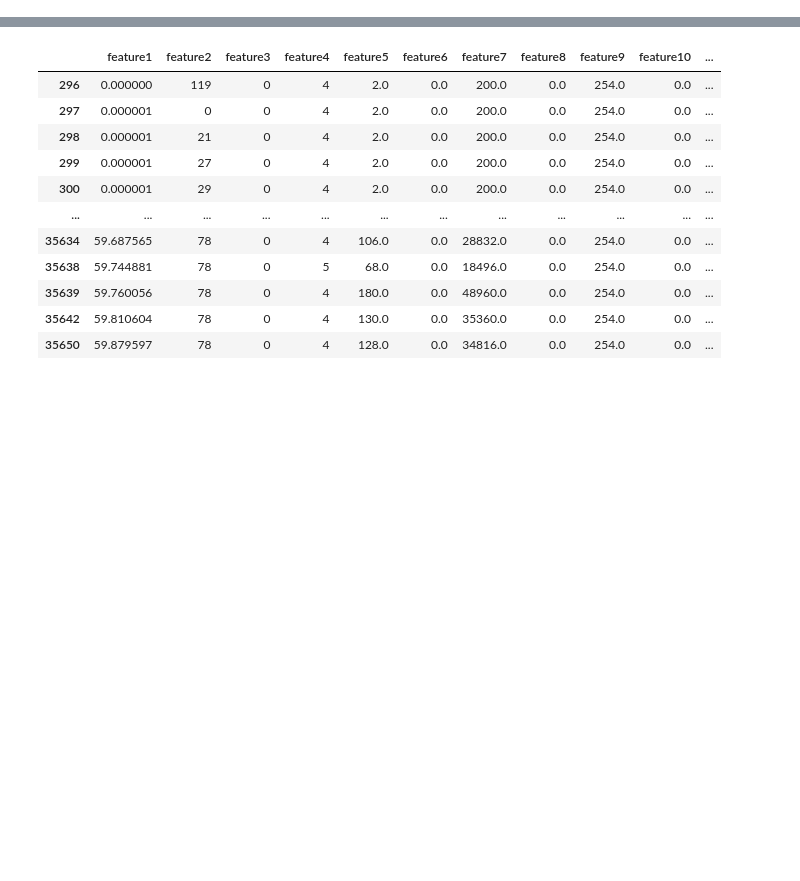
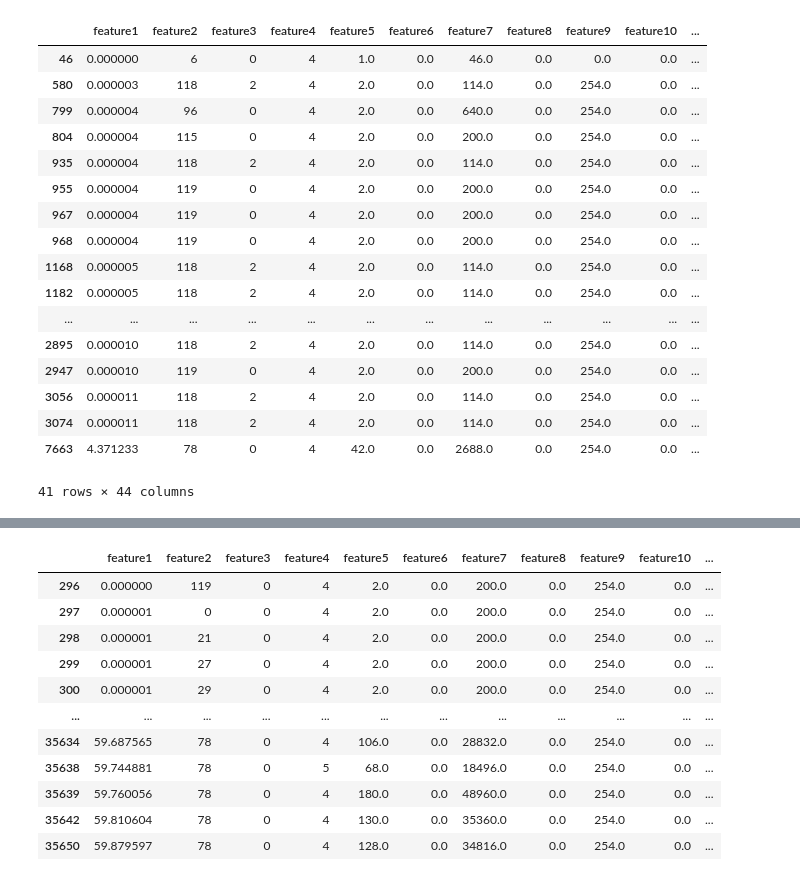
Before and after one commit to DASC-CompetitiveDS/MLOpsVN, a Jupyter notebook: src/notebooks/drift_survey.ipynb, the cells around one changed output, grey strips where cells are left out. Cells and saved outputs as stored; diff of their text form; code cells hidden in the pictures; blank space fills up the shorter version.

```diff
--- a/src/notebooks/drift_survey.ipynb
+++ b/src/notebooks/drift_survey.ipynb
@@ -19,3 +38,6 @@ y_data = '../../data/train_data/phase-2/prob-2/train_y.parquet'
 # %%
 train_x = pd.read_parquet(train_data)
-train_x["label"] = pd.read_parquet(y_data)["label"]
+valid_x = pd.read_parquet(valid_data)
+feature_columns = train_x.columns.tolist()
+train_x["label"] = pd.read_parquet(y_train_data)["label"]
+valid_x["label"] = pd.read_parquet(y_valid_data)["label"]
@@ -22,7 +56,16 @@ train_x["label"] = pd.read_parquet(y_data)["label"]
 # %%
 captured_x = pd.DataFrame()
+count_ = 0
 for file_path in os.listdir(link_data_test):
-    if 'parquet' not in file_path:
+    if 'parquet' not in file_path or "123.parquet" in file_path:
         continue
     captured_data = pd.read_parquet(f'{link_data_test}{file_path}')
+    count_dup = captured_data[feature_columns].groupby(feature_columns).agg(count_unique = ('feature1', 'count'))
+    count_dup = count_dup[count_dup['count_unique'] > 1].shape[0]
+    captured_data['parquet_idx'] = count_
+    if count_dup > 200:
+        captured_data['drift'] = 1
+    else:
+        captured_data['drift'] = 0
     captured_x = pd.concat([captured_x, captured_data])
+    count_ += 1
@@ -28,0 +94,23 @@ for file_path in os.listdir(link_data_test):
+# %%
+test_drift = captured_x.groupby(feature_columns).agg(count_record = ('feature1', 'count'), parquet_unique = ('parquet_idx', 'nunique'), drift_unique = ('drift', 'nunique')).reset_index()
+# %%
+test_drift[test_drift["drift_unique"] == 2]
+# %% [output]
+|  | feature1 | feature2 | feature3 | feature4 | feature5 | feature6 | feature7 | feature8 | feature9 | feature10 | ... |
+| 46 | 0.000000 | 6 | 0 | 4 | 1.0 | 0.0 | 46.0 | 0.0 | 0.0 | 0.0 | ... |
+| 580 | 0.000003 | 118 | 2 | 4 | 2.0 | 0.0 | 114.0 | 0.0 | 254.0 | 0.0 | ... |
+| 799 | 0.000004 | 96 | 0 | 4 | 2.0 | 0.0 | 640.0 | 0.0 | 254.0 | 0.0 | ... |
+| 804 | 0.000004 | 115 | 0 | 4 | 2.0 | 0.0 | 200.0 | 0.0 | 254.0 | 0.0 | ... |
+| 935 | 0.000004 | 118 | 2 | 4 | 2.0 | 0.0 | 114.0 | 0.0 | 254.0 | 0.0 | ... |
+| 955 | 0.000004 | 119 | 0 | 4 | 2.0 | 0.0 | 200.0 | 0.0 | 254.0 | 0.0 | ... |
+| 967 | 0.000004 | 119 | 0 | 4 | 2.0 | 0.0 | 200.0 | 0.0 | 254.0 | 0.0 | ... |
+| 968 | 0.000004 | 119 | 0 | 4 | 2.0 | 0.0 | 200.0 | 0.0 | 254.0 | 0.0 | ... |
+| 1168 | 0.000005 | 118 | 2 | 4 | 2.0 | 0.0 | 114.0 | 0.0 | 254.0 | 0.0 | ... |
+| 1182 | 0.000005 | 118 | 2 | 4 | 2.0 | 0.0 | 114.0 | 0.0 | 254.0 | 0.0 | ... |
+| ... | ... | ... | ... | ... | ... | ... | ... | ... | ... | ... | ... |
+| 2895 | 0.000010 | 118 | 2 | 4 | 2.0 | 0.0 | 114.0 | 0.0 | 254.0 | 0.0 | ... |
+| 2947 | 0.000010 | 119 | 0 | 4 | 2.0 | 0.0 | 200.0 | 0.0 | 254.0 | 0.0 | ... |
+| 3056 | 0.000011 | 118 | 2 | 4 | 2.0 | 0.0 | 114.0 | 0.0 | 254.0 | 0.0 | ... |
+| 3074 | 0.000011 | 118 | 2 | 4 | 2.0 | 0.0 | 114.0 | 0.0 | 254.0 | 0.0 | ... |
+| 7663 | 4.371233 | 78 | 0 | 4 | 42.0 | 0.0 | 2688.0 | 0.0 | 254.0 | 0.0 | ... |
+41 rows × 44 columns
```
Also changed, not shown: parts of 16 cells of this notebook, 13 other files.
